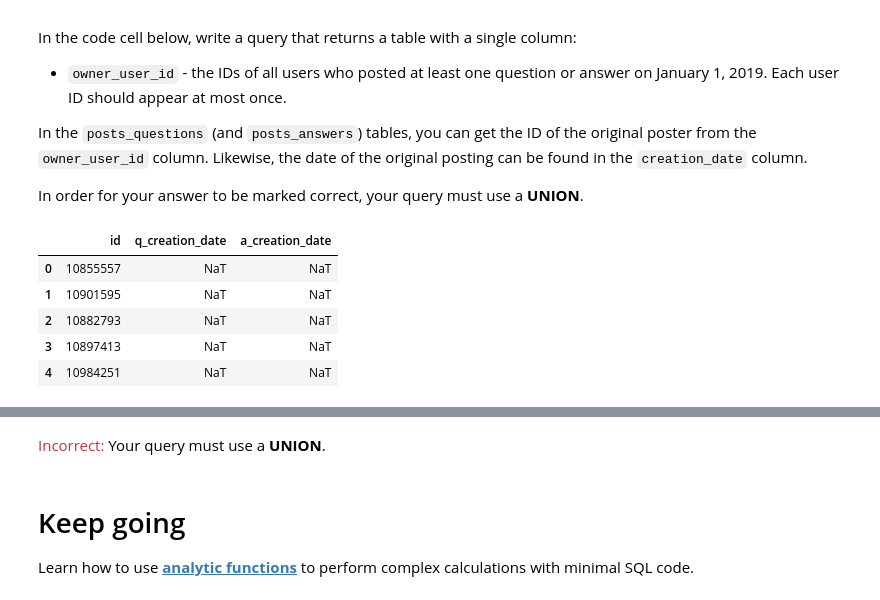
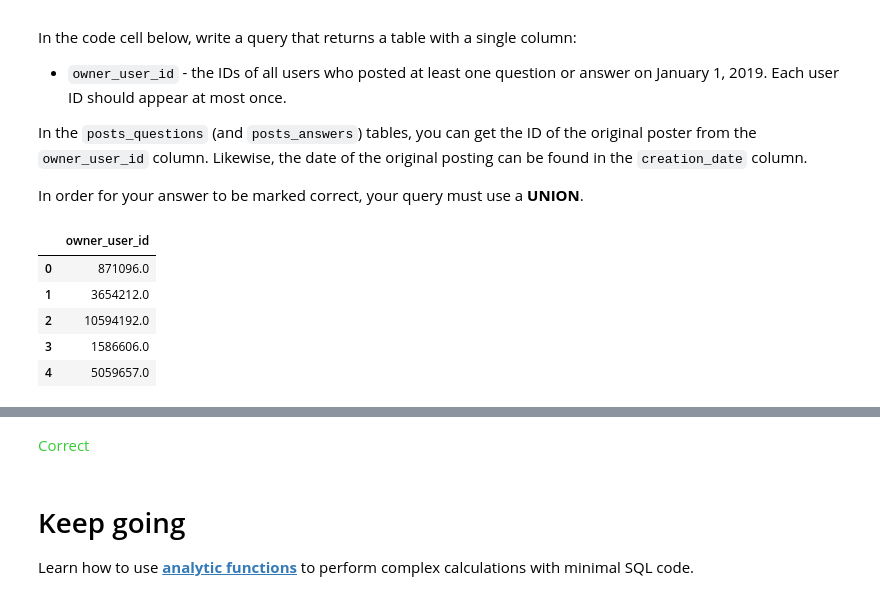
Before and after one commit to doganirmak/advanced-sql, a Jupyter notebook: exercise-joins-and-unions.ipynb, the cells around one changed output, grey strips where cells are left out. Drawn from its saved outputs; the diff is of its cells as text; code cells hidden in the pictures.

Commit message:
Kaggle Notebook | Exercise: JOINs and UNIONs | Version 4

```diff
--- a/exercise-joins-and-unions.ipynb
+++ b/exercise-joins-and-unions.ipynb
@@ -258,29 +258,26 @@ In order for your answer to be marked correct, your query must use a **UNION**.
 # %%
 # Your code here
 all_users_query = """
-                    SELECT DISTINCT u.id,
-                        MIN(q.creation_date) AS q_creation_date,
-                        MIN(a.creation_date) AS a_creation_date
-                    FROM `bigquery-public-data.stackoverflow.users` AS u
-                    LEFT JOIN `bigquery-public-data.stackoverflow.posts_questions` AS q
-                        ON u.id = q.owner_user_id
-                    LEFT JOIN `bigquery-public-data.stackoverflow.posts_answers` AS a
-                        ON u.id = a.owner_user_id
-                    WHERE u.creation_date >= '2019-01-01' AND u.creation_date < '2019-02-01'
-                        GROUP BY u.id
+                SELECT owner_user_id
+                FROM `bigquery-public-data.stackoverflow.posts_questions`
+                WHERE DATE(creation_date) = '2019-01-01'
+                UNION DISTINCT
+                SELECT owner_user_id
+                FROM `bigquery-public-data.stackoverflow.posts_answers`
+                WHERE DATE(creation_date) = '2019-01-01'
                   """
 
 # Check your answer
 q_4.check()
 # %% [output]
-|  | id | q_creation_date | a_creation_date |
-| 0 | 10855557 | NaT | NaT |
-| 1 | 10901595 | NaT | NaT |
-| 2 | 10882793 | NaT | NaT |
-| 3 | 10897413 | NaT | NaT |
-| 4 | 10984251 | NaT | NaT |
+|  | owner_user_id |
+| 0 | 871096.0 |
+| 1 | 3654212.0 |
+| 2 | 10594192.0 |
+| 3 | 1586606.0 |
+| 4 | 5059657.0 |
 [interactive output not drawn]
-<span style="color:#cc3333">Incorrect:</span> Your query must use a **UNION**.
+<span style="color:#33cc33">Correct</span>
 # %%
 # Lines below will give you a hint or solution code
 #q_4.hint()
```
